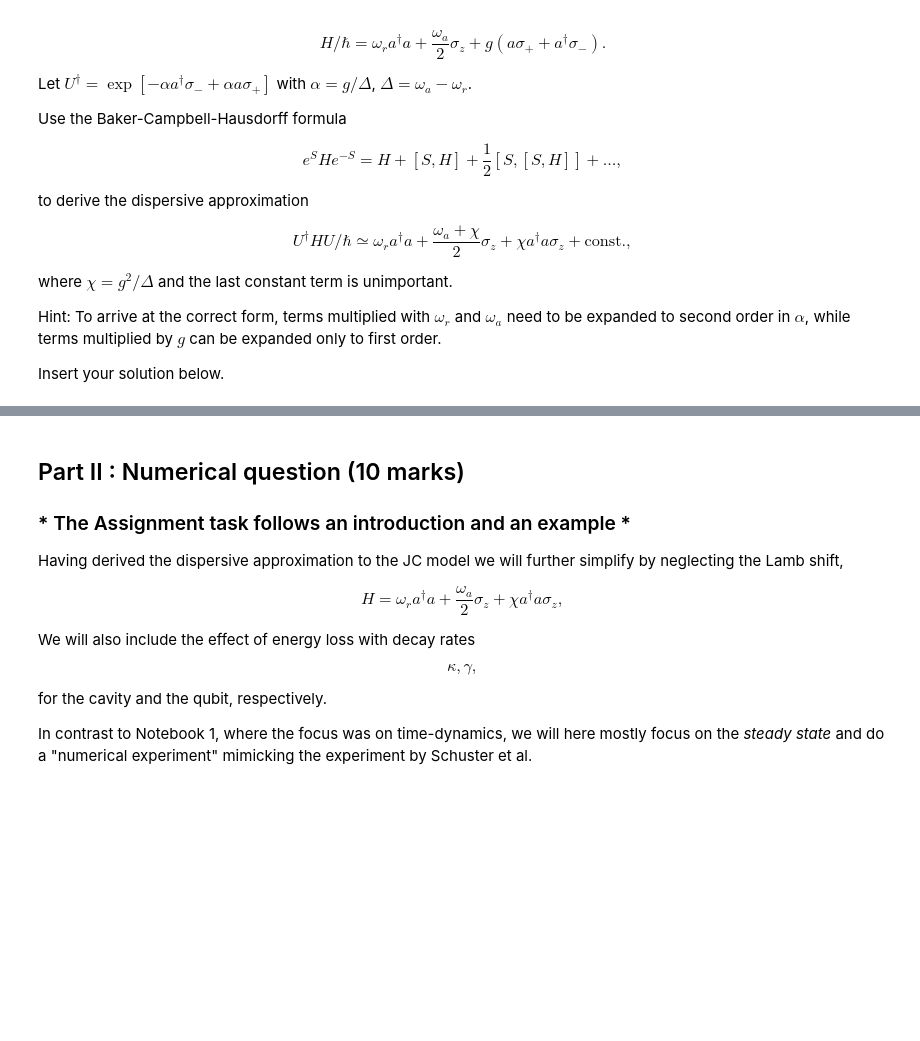
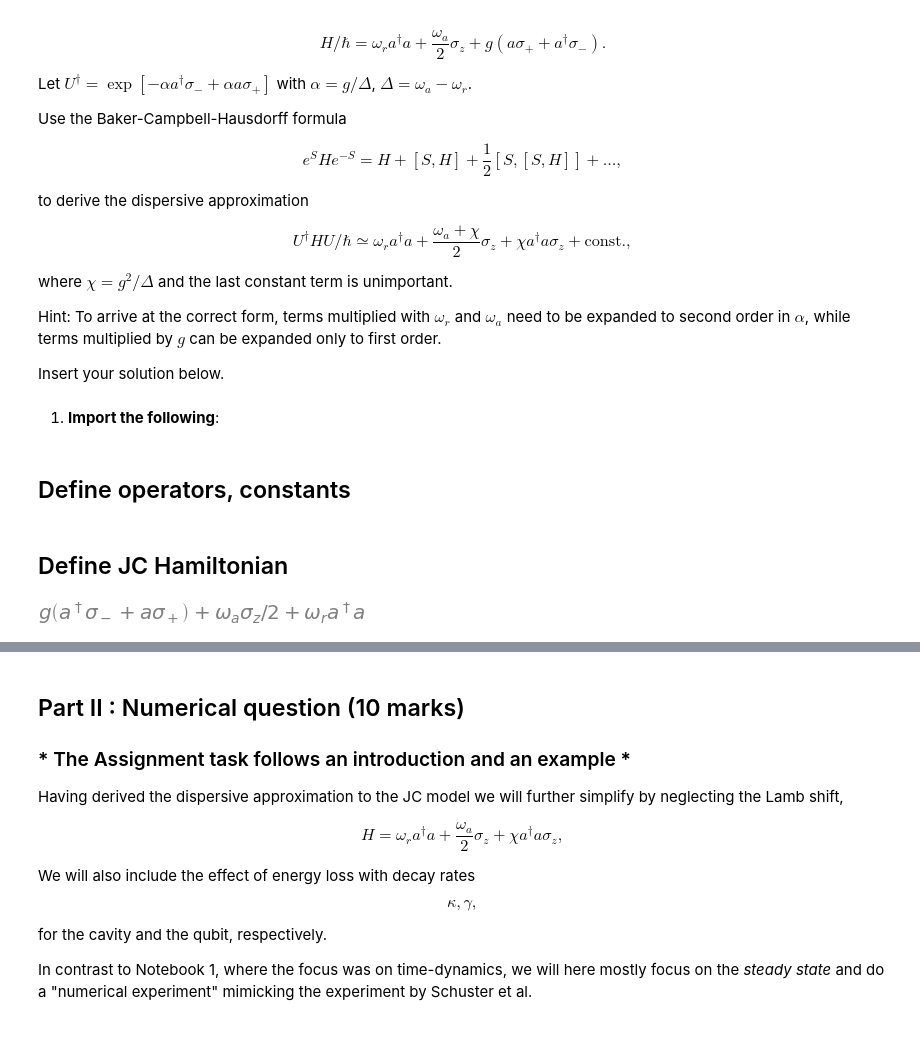
Before and after one commit to jmoo2880/honours-coursework, a Jupyter notebook: Assignments/Assignment 1 - The dispersive regime - final.ipynb, the cells around one changed output, grey strips where cells are left out. Cells and saved outputs as stored; diff of their text form; code cells hidden in the pictures; blank space fills up the shorter version.

```diff
--- a/Assignments/Assignment 1 - The dispersive regime - final.ipynb
+++ b/Assignments/Assignment 1 - The dispersive regime - final.ipynb
@@ -31,3 +31,5 @@ where $\chi = g^2/\Delta$ and the last constant term is unimportant.
 Hint: To arrive at the correct form, terms multiplied with $\omega_r$ and $\omega_a$ need to be expanded to second order in $\alpha$, while terms multiplied by $g$ can be expanded only to first order.
 
 Insert your solution below.
+# %% [markdown]
+1. __Import the following__:
@@ -33,0 +42,29 @@ Insert your solution below.
+# %% [markdown]
+## Define operators, constants
+# %%
+# define annihilation operator
+a = BosonOp('a')
+
+# Pauli matricies
+sx = pauli.SigmaX()
+sy = pauli.SigmaY()
+sz = pauli.SigmaZ()
+
+# define constants
+alpha = smp.Symbol('alpha', real=True)
+chi = smp.Symbol('chi', real=True)
+wr = smp.Symbol('omega_r', real=True)
+wa = smp.Symbol('omega_a', real=True)
+g = smp.Symbol('g', real=True)
+Delta = smp.Symbol('Delta', real=True)
+
+# qubit raising and lowering operators
+splus = pauli.SigmaPlus()
+sminus = pauli.SigmaMinus()
+# %% [markdown]
+## Define JC Hamiltonian
+# %%
+HJC = wr * Dagger(a) * a + wa/2 * sz + g*(a * splus + Dagger(a) * sminus)
+HJC
+# %% [output]
+[figure, added]
```
Also changed, not shown: parts of 25 cells of this notebook, 16 other files.
